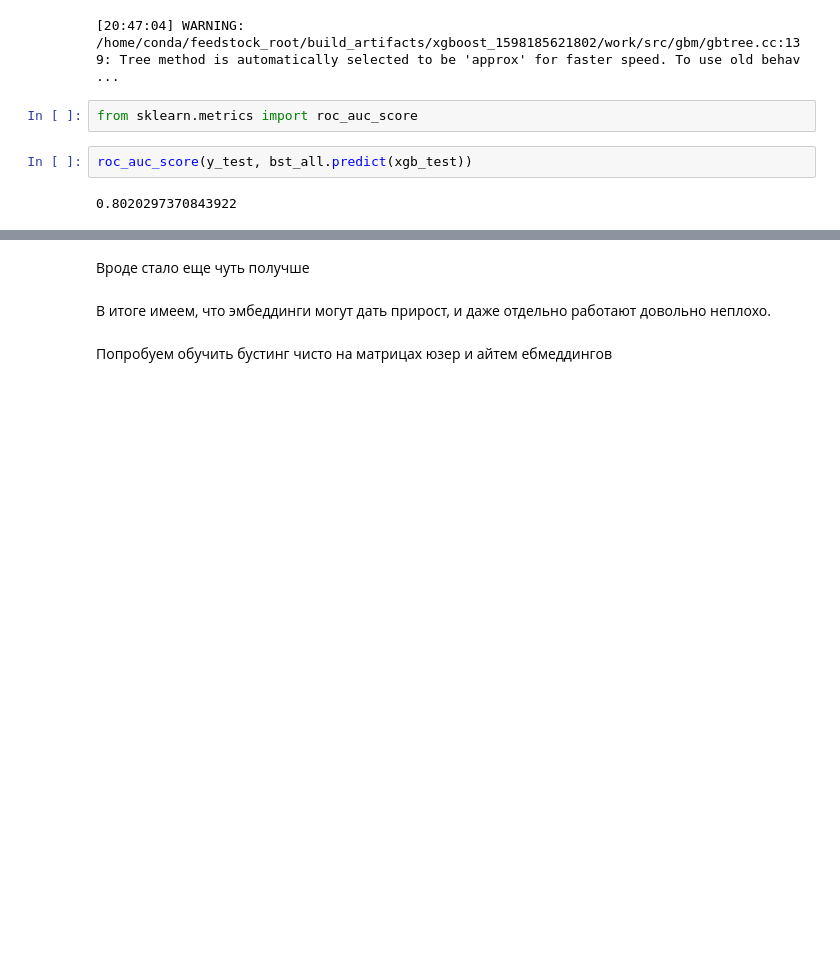
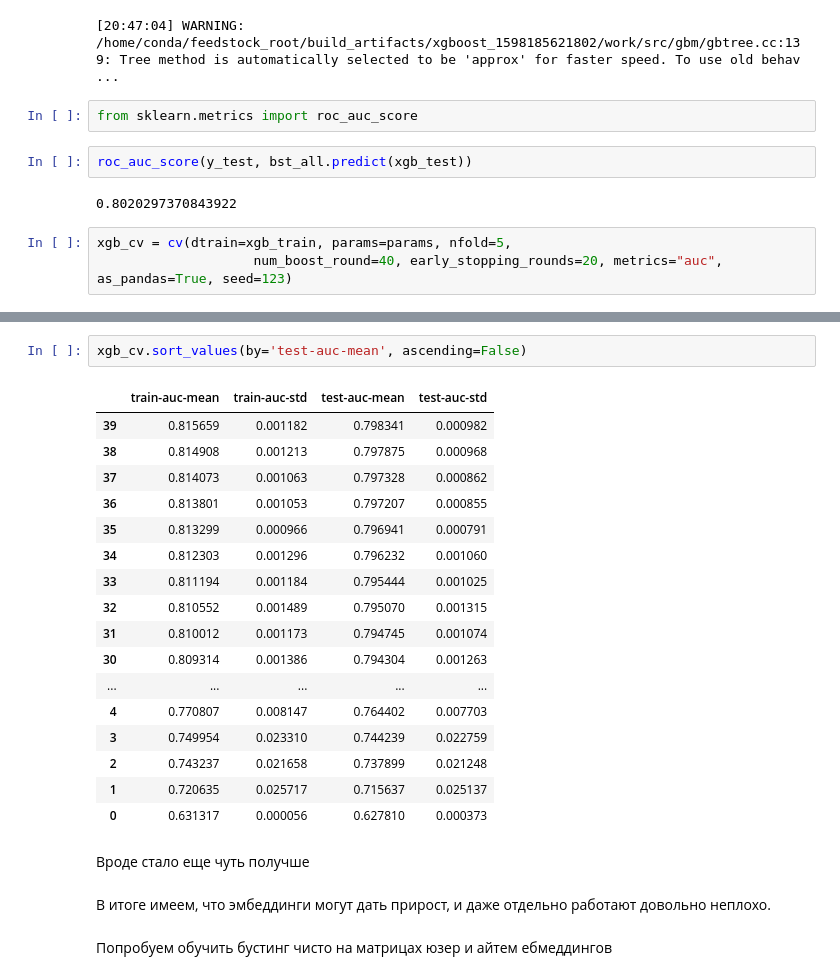
Before and after one commit to Piteryo/hse_recsys2020, a Jupyter notebook: HomeWorks/HW2.ipynb, the cells around one changed output, grey strips where cells are left out. Cells and saved outputs as stored; diff of their text form; blank space fills up the shorter version.

```diff
--- a/HomeWorks/HW2.ipynb
+++ b/HomeWorks/HW2.ipynb
@@ -876,3 +878,6 @@ from sklearn.metrics import roc_auc_score
 roc_auc_score(y_test, bst_all.predict(xgb_test))
 # %% [output]
 0.8020297370843922
+# %%
+xgb_cv = cv(dtrain=xgb_train, params=params, nfold=5,
+                    num_boost_round=40, early_stopping_rounds=20, metrics="auc", as_pandas=True, seed=123)
@@ -879,3 +890,23 @@ roc_auc_score(y_test, bst_all.predict(xgb_test))
+# %%
+xgb_cv.sort_values(by='test-auc-mean', ascending=False)
+# %% [output]
+|  | train-auc-mean | train-auc-std | test-auc-mean | test-auc-std |
+| 39 | 0.815659 | 0.001182 | 0.798341 | 0.000982 |
+| 38 | 0.814908 | 0.001213 | 0.797875 | 0.000968 |
+| 37 | 0.814073 | 0.001063 | 0.797328 | 0.000862 |
+| 36 | 0.813801 | 0.001053 | 0.797207 | 0.000855 |
+| 35 | 0.813299 | 0.000966 | 0.796941 | 0.000791 |
+| 34 | 0.812303 | 0.001296 | 0.796232 | 0.001060 |
+| 33 | 0.811194 | 0.001184 | 0.795444 | 0.001025 |
+| 32 | 0.810552 | 0.001489 | 0.795070 | 0.001315 |
+| 31 | 0.810012 | 0.001173 | 0.794745 | 0.001074 |
+| 30 | 0.809314 | 0.001386 | 0.794304 | 0.001263 |
+| ... | ... | ... | ... | ... |
+| 4 | 0.770807 | 0.008147 | 0.764402 | 0.007703 |
+| 3 | 0.749954 | 0.023310 | 0.744239 | 0.022759 |
+| 2 | 0.743237 | 0.021658 | 0.737899 | 0.021248 |
+| 1 | 0.720635 | 0.025717 | 0.715637 | 0.025137 |
+| 0 | 0.631317 | 0.000056 | 0.627810 | 0.000373 |
 # %% [markdown]
 Вроде стало еще чуть получше
 # %% [markdown]
```
Also changed, not shown: parts of 19 cells of this notebook.
